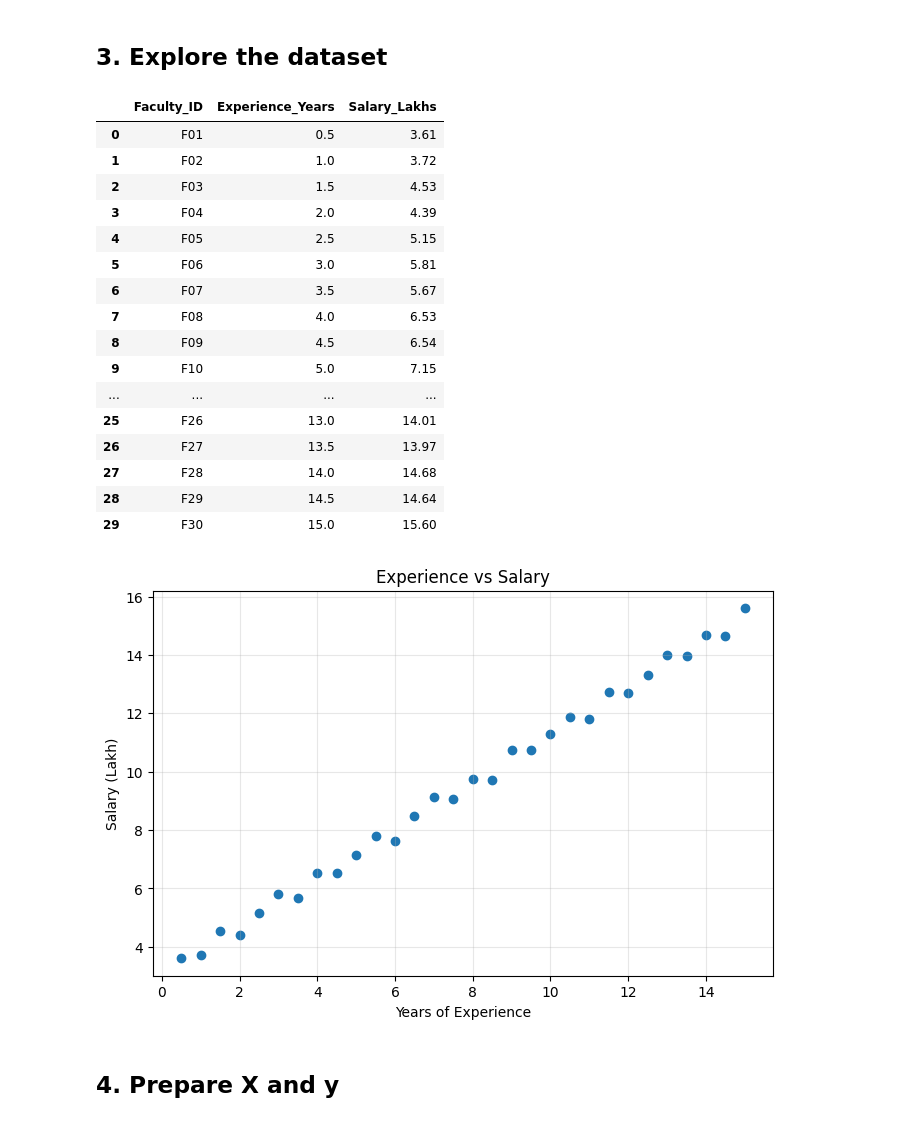
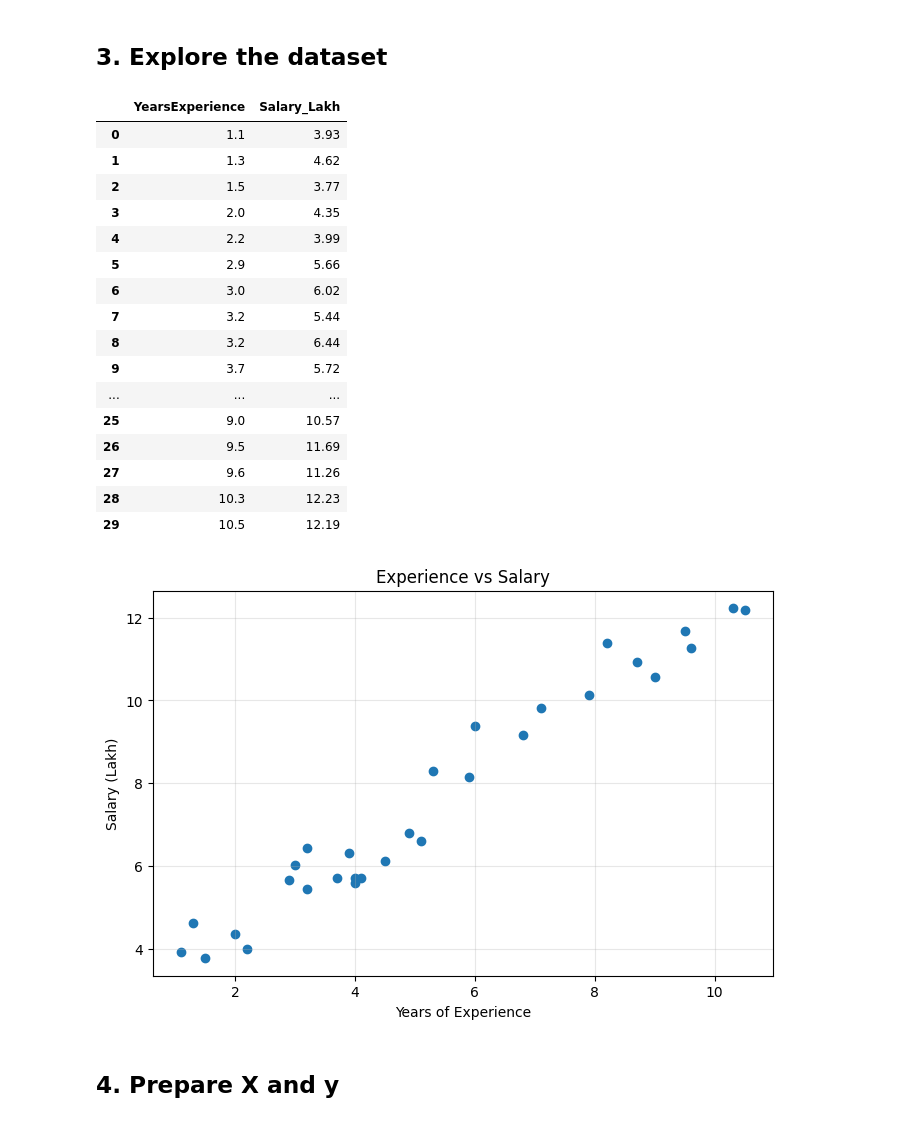
Before and after one commit to Kokilakoki8398/Kokila, a Jupyter notebook: Faculty_Hands_On_Linear_Regression_Activity.ipynb, the cells around one changed output. Drawn from its saved outputs; the diff is of its cells as text; code cells hidden in the pictures.

```diff
--- a/Faculty_Hands_On_Linear_Regression_Activity.ipynb
+++ b/Faculty_Hands_On_Linear_Regression_Activity.ipynb
@@ -48,0 +47,18 @@ data = pd.read_csv("/content/Faculty_Experience_Salary_Linear_Regression.csv")
+# %%
+data = {
+    "YearsExperience": [
+        1.1, 1.3, 1.5, 2.0, 2.2, 2.9, 3.0, 3.2, 3.2, 3.7,
+        3.9, 4.0, 4.0, 4.1, 4.5, 4.9, 5.1, 5.3, 5.9, 6.0,
+        6.8, 7.1, 7.9, 8.2, 8.7, 9.0, 9.5, 9.6, 10.3, 10.5
+    ],
+    "Salary_Lakh": [
+        3.93, 4.62, 3.77, 4.35, 3.99, 5.66, 6.02, 5.44, 6.44, 5.72,
+        6.32, 5.58, 5.70, 5.71, 6.11, 6.79, 6.60, 8.30, 8.14, 9.39,
+        9.17, 9.82, 10.14, 11.38, 10.94, 10.57, 11.69, 11.26, 12.23, 12.19
+    ]
+}
+
+df = pd.DataFrame(data)
+
+print("Dataset shape:", df.shape)
+df.head()
@@ -49,34 +73,34 @@ data = pd.read_csv("/content/Faculty_Experience_Salary_Linear_Regression.csv")
 # %% [markdown]
 ## 3. Explore the dataset
 # %%
-display(data)
+display(df)
 
 plt.figure(figsize=(8, 5))
-plt.scatter(data["Experience_Years"], data["Salary_Lakhs"])
+plt.scatter(df["YearsExperience"], df["Salary_Lakh"])
 plt.xlabel("Years of Experience")
 plt.ylabel("Salary (Lakh)")
 plt.title("Experience vs Salary")
 plt.grid(alpha=0.3)
 plt.show()
 # %% [output]
-|  | Faculty_ID | Experience_Years | Salary_Lakhs |
-| 0 | F01 | 0.5 | 3.61 |
-| 1 | F02 | 1.0 | 3.72 |
-| 2 | F03 | 1.5 | 4.53 |
-| 3 | F04 | 2.0 | 4.39 |
-| 4 | F05 | 2.5 | 5.15 |
-| 5 | F06 | 3.0 | 5.81 |
-| 6 | F07 | 3.5 | 5.67 |
-| 7 | F08 | 4.0 | 6.53 |
-| 8 | F09 | 4.5 | 6.54 |
-| 9 | F10 | 5.0 | 7.15 |
-| ... | ... | ... | ... |
-| 25 | F26 | 13.0 | 14.01 |
-| 26 | F27 | 13.5 | 13.97 |
-| 27 | F28 | 14.0 | 14.68 |
-| 28 | F29 | 14.5 | 14.64 |
-| 29 | F30 | 15.0 | 15.60 |
+|  | YearsExperience | Salary_Lakh |
+| 0 | 1.1 | 3.93 |
+| 1 | 1.3 | 4.62 |
+| 2 | 1.5 | 3.77 |
+| 3 | 2.0 | 4.35 |
+| 4 | 2.2 | 3.99 |
+| 5 | 2.9 | 5.66 |
+| 6 | 3.0 | 6.02 |
+| 7 | 3.2 | 5.44 |
+| 8 | 3.2 | 6.44 |
+| 9 | 3.7 | 5.72 |
+| ... | ... | ... |
+| 25 | 9.0 | 10.57 |
+| 26 | 9.5 | 11.69 |
+| 27 | 9.6 | 11.26 |
+| 28 | 10.3 | 12.23 |
+| 29 | 10.5 | 12.19 |
-[figure, old version]
+[figure, new version]
 # %% [markdown]
 ## 4. Prepare X and y
 # %%
```
Also changed, not shown: parts of 13 cells of this notebook.
